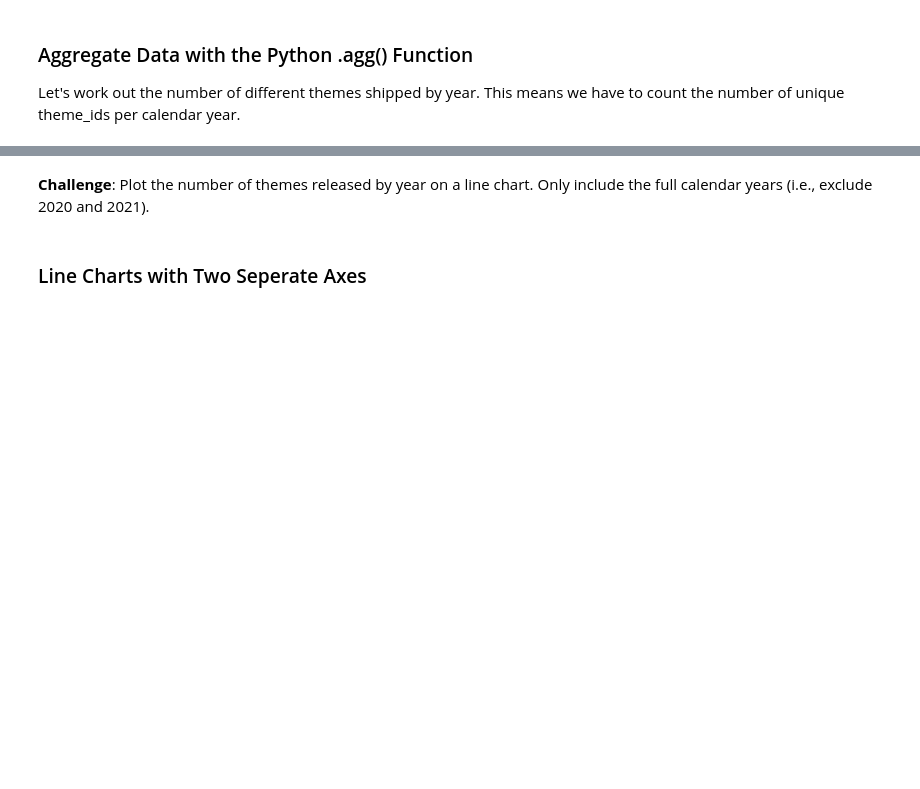
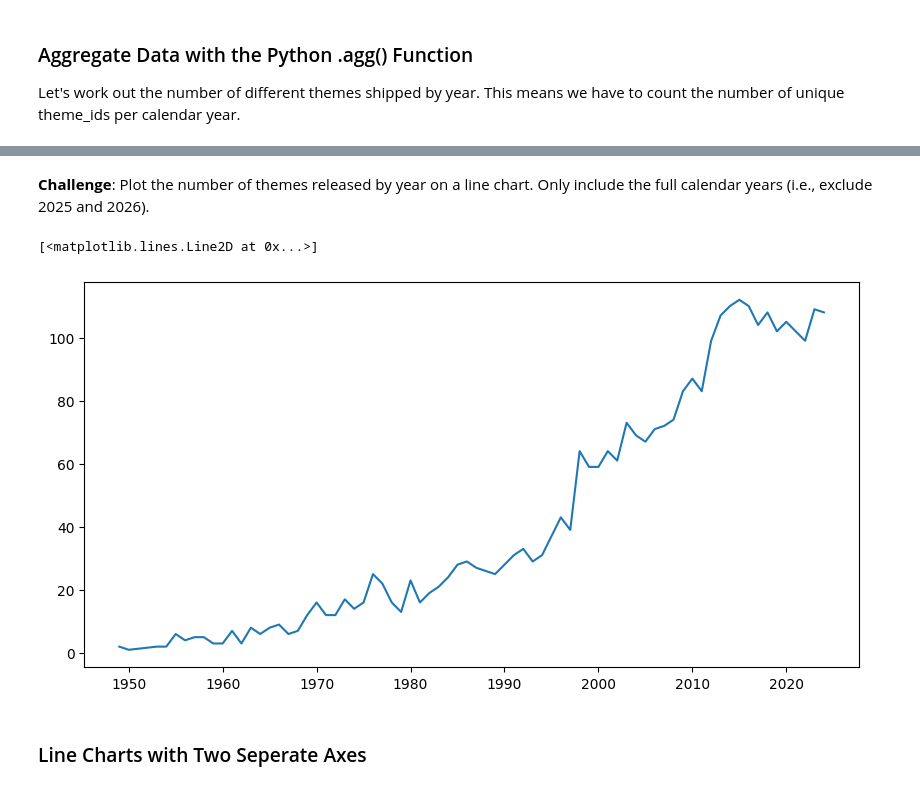
Before and after one commit to AndyRoy04/100DaysOfCode_Python, a Jupyter notebook: Day_74/Lego_Analysis_for_Course_(start).ipynb, the cells around one changed output, grey strips where cells are left out. Saved outputs shown, nothing was run; the diff lists cells and outputs as text; code cells hidden in the pictures; blank space fills up the shorter version.

Commit message:
chart visualization using the .agg() funtion

```diff
--- a/Day_74/Lego_Analysis_for_Course_(start).ipynb
+++ b/Day_74/Lego_Analysis_for_Course_(start).ipynb
@@ -172,3 +172,6 @@ plt.plot(sets_by_year.index[:-2], sets_by_year.set_num[:-2])
 ### Aggregate Data with the Python .agg() Function
 
 Let's work out the number of different themes shipped by year. This means we have to count the number of unique theme_ids per calendar year.
+# %%
+themes_by_year = sets.groupby('year').agg({'theme_id': pd.Series.nunique})
+themes_by_year
@@ -174,0 +193,3 @@ Let's work out the number of different themes shipped by year. This means we hav
+# %%
+themes_by_year.rename(columns = {'theme_id':'nr_themes'}, inplace=True)
+themes_by_year.tail()
@@ -175,5 +204,11 @@ Let's work out the number of different themes shipped by year. This means we hav
 # %% [markdown]
-**Challenge**: Plot the number of themes released by year on a line chart. Only include the full calendar years (i.e., exclude 2020 and 2021).
+**Challenge**: Plot the number of themes released by year on a line chart. Only include the full calendar years (i.e., exclude 2025 and 2026).
+# %%
+plt.figure(figsize=(10, 5))
+plt.plot(themes_by_year.index[:-2], themes_by_year['nr_themes'][:-2])
+# %% [output]
+[<matplotlib.lines.Line2D at 0x...>]
+[figure, added]
 # %% [markdown]
 ### Line Charts with Two Seperate Axes
 # %% [markdown]
```
Also changed, not shown: parts of 2 cells of this notebook.
